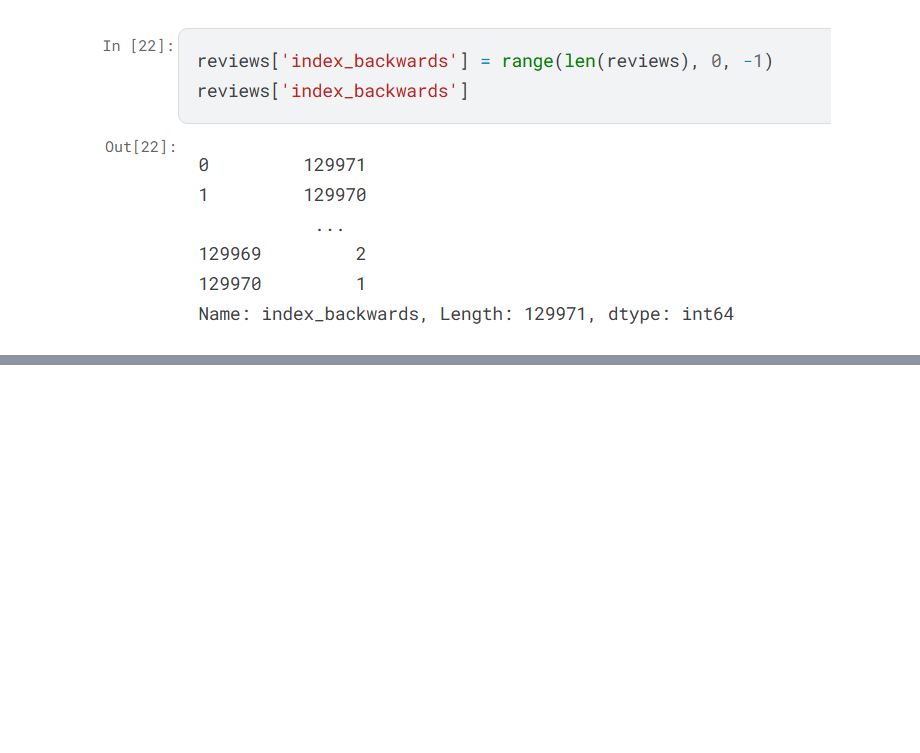
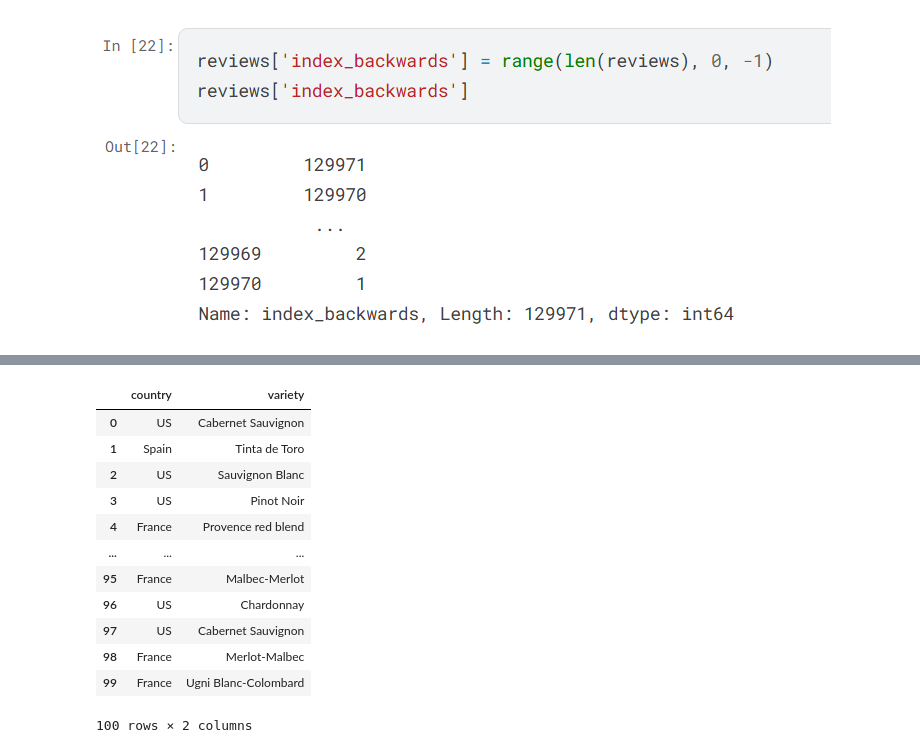
Before and after one commit to himanshu2285/ML-practices, a Jupyter notebook: PandasPractice.ipynb, the cells around one changed output, grey strips where cells are left out. Saved outputs shown, nothing was run; the diff lists cells and outputs as text; code cells hidden in the pictures; blank space fills up the shorter version.

```diff
--- a/PandasPractice.ipynb
+++ b/PandasPractice.ipynb
@@ -131,0 +251,23 @@ reviews['index_backwards']
+# %%
+# Second Way
+cols = ["country","variety"]
+df = reviews.loc[:99, cols]
+df
+
+# cols_idx = [0, 11]
+# df = reviews.iloc[:100, cols_idx]
+# df
+# %% [output]
+|  | country | variety |
+| 0 | US | Cabernet Sauvignon |
+| 1 | Spain | Tinta de Toro |
+| 2 | US | Sauvignon Blanc |
+| 3 | US | Pinot Noir |
+| 4 | France | Provence red blend |
+| ... | ... | ... |
+| 95 | France | Malbec-Merlot |
+| 96 | US | Chardonnay |
+| 97 | US | Cabernet Sauvignon |
+| 98 | France | Merlot-Malbec |
+| 99 | France | Ugni Blanc-Colombard |
+100 rows × 2 columns
```
Also changed, not shown: parts of 18 cells of this notebook, 2 other files.
